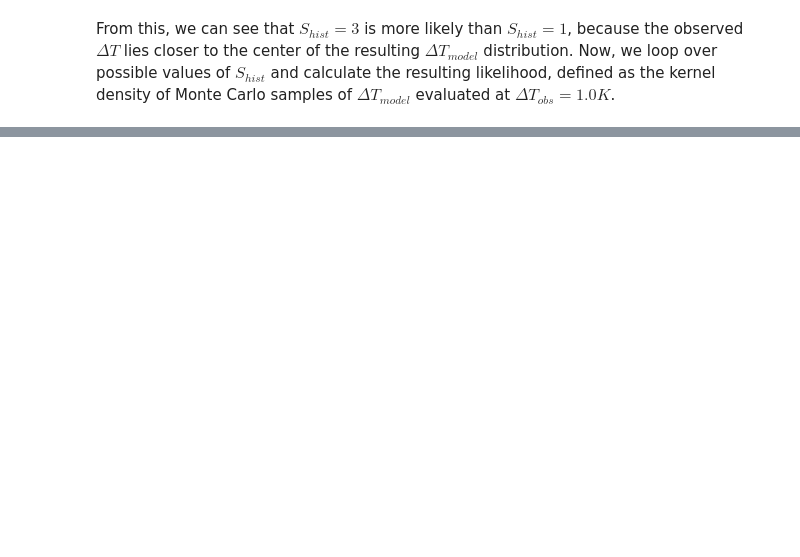
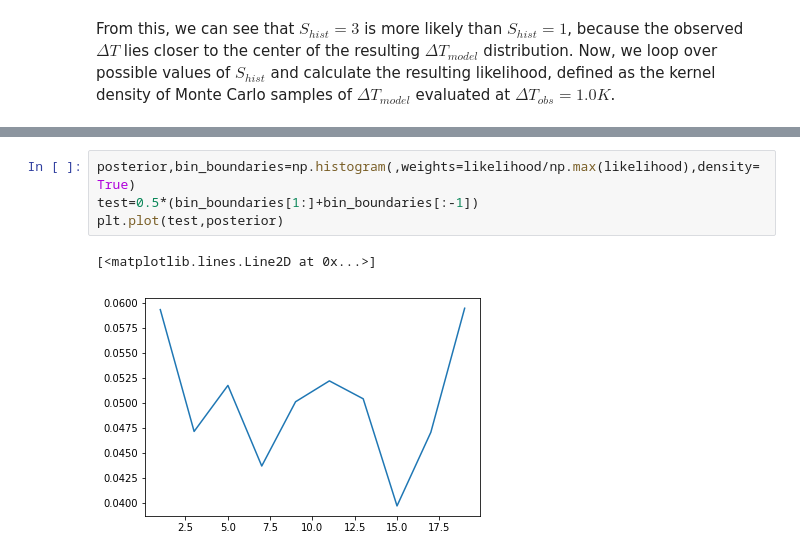
Before and after one commit to katemarvel/WCRP_ECS, a Jupyter notebook: WCRPHistoricalCheck.ipynb, the cells around one changed output, grey strips where cells are left out. Saved outputs shown, nothing was run; the diff lists cells and outputs as text; blank space fills up the shorter version.

```diff
--- a/WCRPHistoricalCheck.ipynb
+++ b/WCRPHistoricalCheck.ipynb
@@ -137,0 +154,7 @@ print("95th percentile",np.percentile(samples, 95, interpolation=interpolation),
+# %%
+posterior,bin_boundaries=np.histogram(,weights=likelihood/np.max(likelihood),density=True)
+test=0.5*(bin_boundaries[1:]+bin_boundaries[:-1])
+plt.plot(test,posterior)
+# %% [output]
+[<matplotlib.lines.Line2D at 0x...>]
+[figure, added]
```
Also changed, not shown: parts of 16 cells of this notebook, 1 other file.
